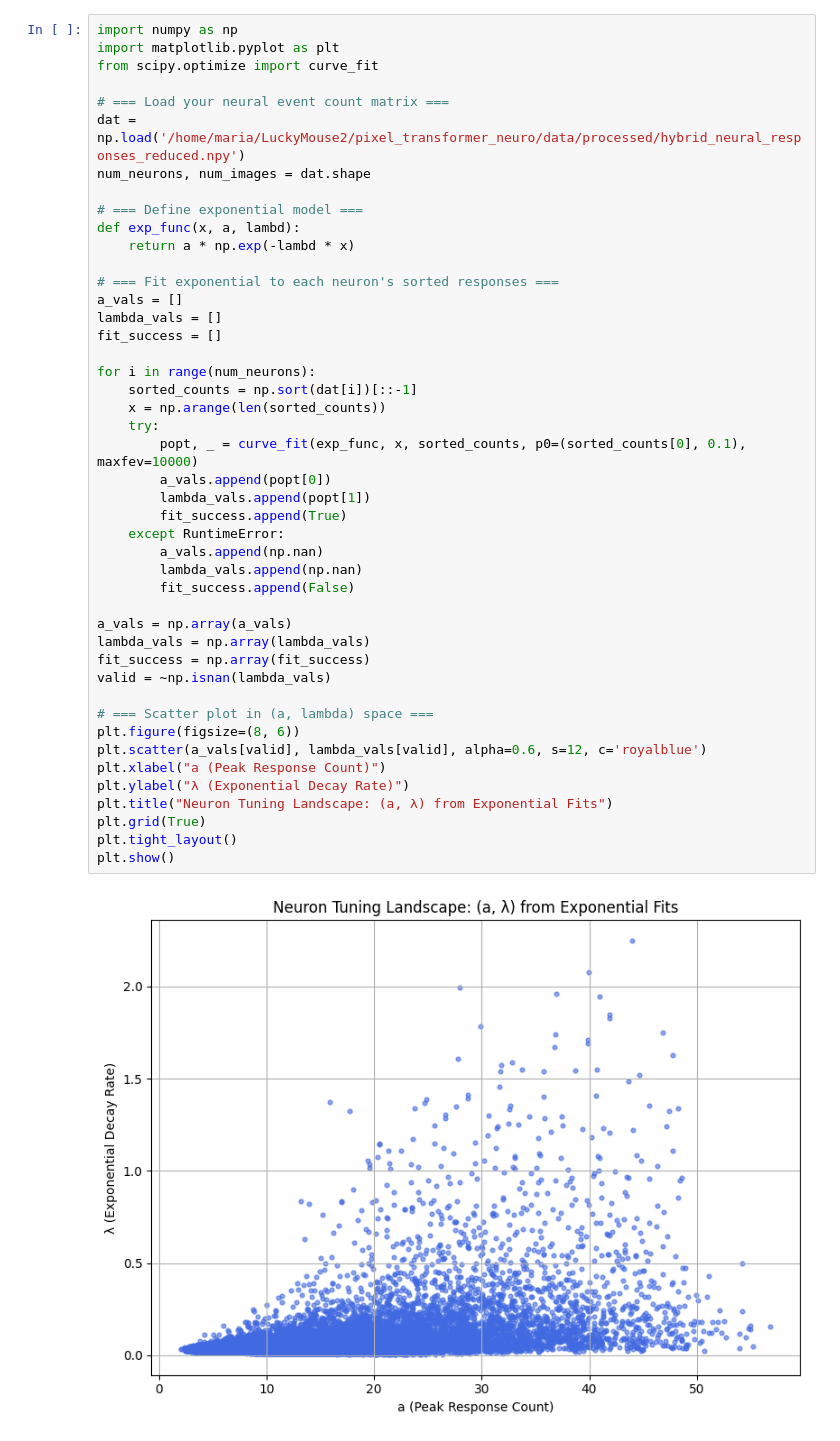
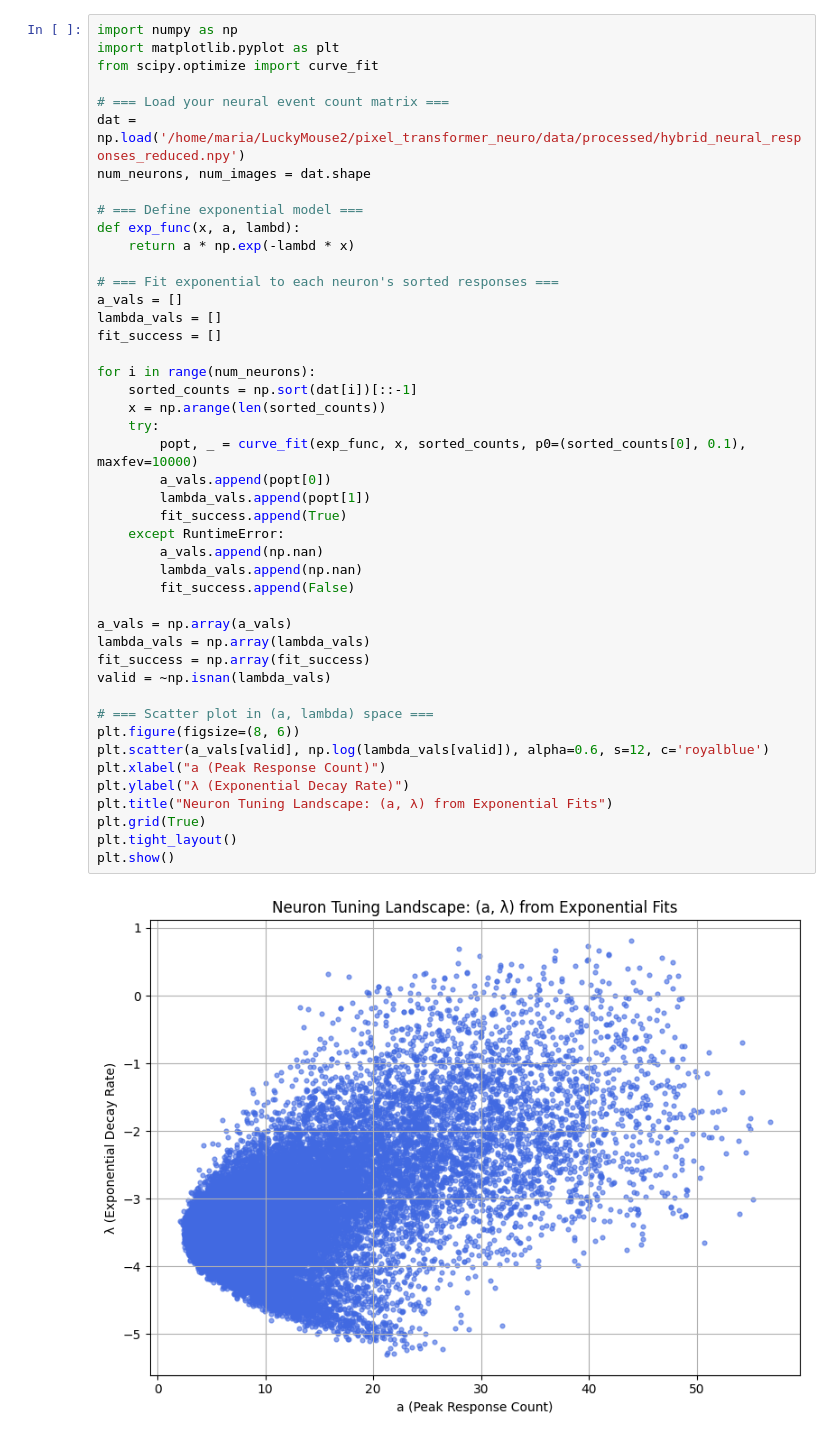
Before and after one commit to mariakesa/LuckyMouse2, a Jupyter notebook: entropy/exponential.ipynb, the cells around one changed output. Saved outputs shown, nothing was run; the diff lists cells and outputs as text.

```diff
--- a/entropy/exponential.ipynb
+++ b/entropy/exponential.ipynb
@@ -131,32 +132,32 @@ a_vals = []
 lambda_vals = []
 fit_success = []
 
 for i in range(num_neurons):
     sorted_counts = np.sort(dat[i])[::-1]
     x = np.arange(len(sorted_counts))
     try:
         popt, _ = curve_fit(exp_func, x, sorted_counts, p0=(sorted_counts[0], 0.1), maxfev=10000)
         a_vals.append(popt[0])
         lambda_vals.append(popt[1])
         fit_success.append(True)
     except RuntimeError:
         a_vals.append(np.nan)
         lambda_vals.append(np.nan)
         fit_success.append(False)
 
 a_vals = np.array(a_vals)
 lambda_vals = np.array(lambda_vals)
 fit_success = np.array(fit_success)
 valid = ~np.isnan(lambda_vals)
 
 # === Scatter plot in (a, lambda) space ===
 plt.figure(figsize=(8, 6))
-plt.scatter(a_vals[valid], lambda_vals[valid], alpha=0.6, s=12, c='royalblue')
+plt.scatter(a_vals[valid], np.log(lambda_vals[valid]), alpha=0.6, s=12, c='royalblue')
 plt.xlabel("a (Peak Response Count)")
 plt.ylabel("λ (Exponential Decay Rate)")
 plt.title("Neuron Tuning Landscape: (a, λ) from Exponential Fits")
 plt.grid(True)
 plt.tight_layout()
 plt.show()
 # %% [output]
-[figure, old version]
+[figure, new version]
```
Also changed, not shown: parts of 1 cell of this notebook, 4 other files.
